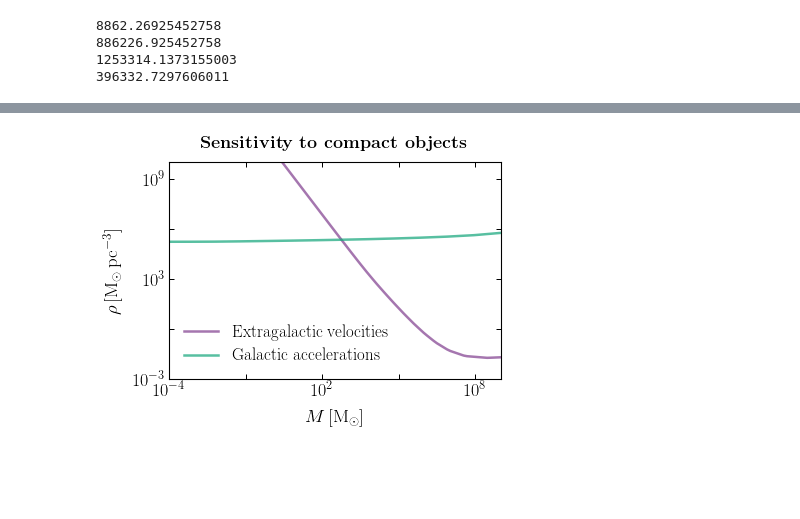
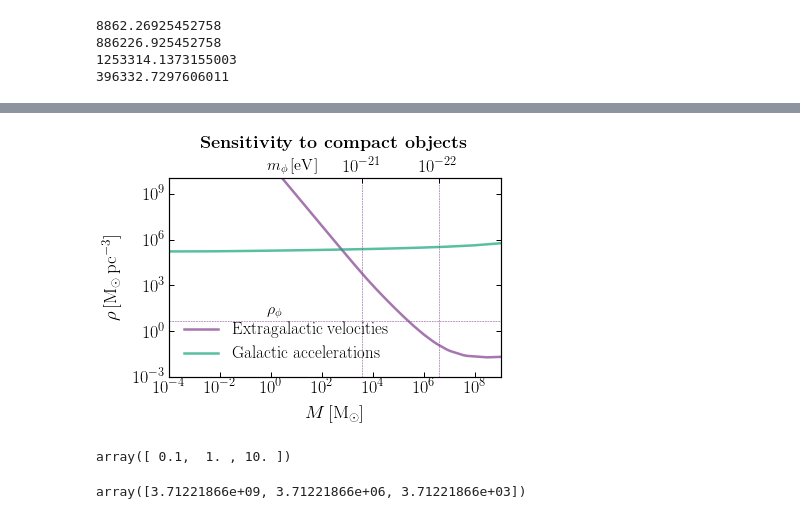
Before and after one commit to smsharma/astrometry-lensing-correlations, a Jupyter notebook: theory/notebooks/03_compact.ipynb, the cells around one changed output, grey strips where cells are left out. Saved outputs shown, nothing was run; the diff lists cells and outputs as text; code cells hidden in the pictures; blank space fills up the shorter version.

```diff
--- a/theory/notebooks/03_compact.ipynb
+++ b/theory/notebooks/03_compact.ipynb
@@ -212,30 +212,74 @@ plt.savefig(plots_dir + "compact_M_vs_R.pdf")
+# %%
+C = (4 / 3 * np.pi ** (3 / 2.))
+
+M0 = lambda m22: 5e5 * M_s * C * m22 ** -3
+R0 = lambda m22: 58 * pc * m22 ** -1
+
+rho0 = M0(1) / (4 / 3 * np.pi * R0(1) ** 3)  / (M_s / pc ** 3)
+m22_ary = np.logspace(-1,1,3)
 # %%
-fig, ax = plt.subplots()
+fig = plt.figure()
+ax1 = fig.add_subplot(111)
 
-plt.plot(M_ary/M_s, M_ary / (4 / 3. * np.pi * (np.array(lim_R) * pc) ** 3) / (M_s / pc ** 3), label="Extragalactic velocities")
-plt.plot(M_ary/M_s, M_ary / (4 / 3. * np.pi * (np.array(lim_R_accel) * pc) ** 3) / (M_s / pc ** 3), label="Galactic accelerations")
-plt.xscale("log")
-plt.yscale("log")
 
-plt.xlim(np.min(M_ary / M_s),np.max(M_ary / M_s))
-plt.ylim(1e-3, 1e10)
+ax1.plot(M_ary/M_s, M_ary / (4 / 3. * np.pi * (np.array(lim_R) * pc) ** 3) / (M_s / pc ** 3), label="Extragalactic velocities")
+ax1.plot(M_ary/M_s, M_ary / (4 / 3. * np.pi * (np.array(lim_R_accel) * pc) ** 3) / (M_s / pc ** 3), label="Galactic accelerations")
+
+ax1.set_xscale("log")
+ax1.set_yscale("log")
+
+ax1.set_xlim(np.min(M_ary / M_s),np.max(M_ary / M_s))
+ax1.set_ylim(1e-3, 1e10)
 
 every_nth = 2
 for n, label in enumerate(ax.xaxis.get_ticklabels()):
     if n % every_nth != 1:
         label.set_visible(False)
 
 for n, label in enumerate(ax.yaxis.get_ticklabels()):
     if n % every_nth != 1:
         label.set_visible(False)
 
-plt.title('\\textbf{Sensitivity to compact objects}', y = 1.02, fontsize=18)
-plt.xlabel("$M$\,[M$_\odot$]")
-plt.ylabel("$\\rho$\,[M$_\odot$\,pc$^{-3}$]")
+ax1.set_title('\\textbf{Sensitivity to compact objects}', y = 1.1, fontsize=18)
+ax1.set_xlabel("$M$\,[M$_\odot$]")
+ax1.set_ylabel("$\\rho$\,[M$_\odot$\,pc$^{-3}$]")
 
-plt.legend()
+ax1.axhline(rho0, ls='--', lw=0.5)
+for m22 in m22_ary:
+    ax1.axvline(M0(m22) / M_s, ls='--', lw=0.5)
 
+def latex_float(f):
+    float_str = "{0:.2g}".format(f)
+    if "e" in float_str:
+        base, exponent = float_str.split("e")
+        if base is "1":
+            return r"$10^{{{1}}}$".format(base, int(exponent))
+        else:
+            return r"${0} \times 10^{{{1}}}$".format(base, int(exponent))
+    else:
+        return float_str
+
+ax2 = ax1.twiny()
+
+ax2.set_xscale("log")
+ax2.set_yscale("log")
+
+ax2.set_xticks(list(M0(m22_ary) / M_s))
+ax2.set_xticklabels([latex_float(m22  * 1e-22) for m22 in m22_ary])
+ax2.set_xlim(ax1.get_xbound())
+ax2.text(0.7, 10 ** 10.35, "$m_\phi\,[\mathrm{eV}]$", fontsize=16)
+ax2.text(0.7, rho0 + 5, r"$\rho_\phi$", fontsize=16)
+# ax2.set_xlabel("$m_\phi\,[\mathrm{eV}]$")
+ax1.legend()
 plt.tight_layout()
 plt.savefig(plots_dir + "compact_M_vs_rho.pdf")
 # %% [output]
-[figure, old version]
+[figure, new version]
+# %%
+m22_ary
+# %% [output]
+array([ 0.1,  1. , 10. ])
+# %%
+M0(m22_ary) / M_s
+# %% [output]
+array([3.71221866e+09, 3.71221866e+06, 3.71221866e+03])
```
Also changed, not shown: parts of 1 cell of this notebook, 3 other files.
